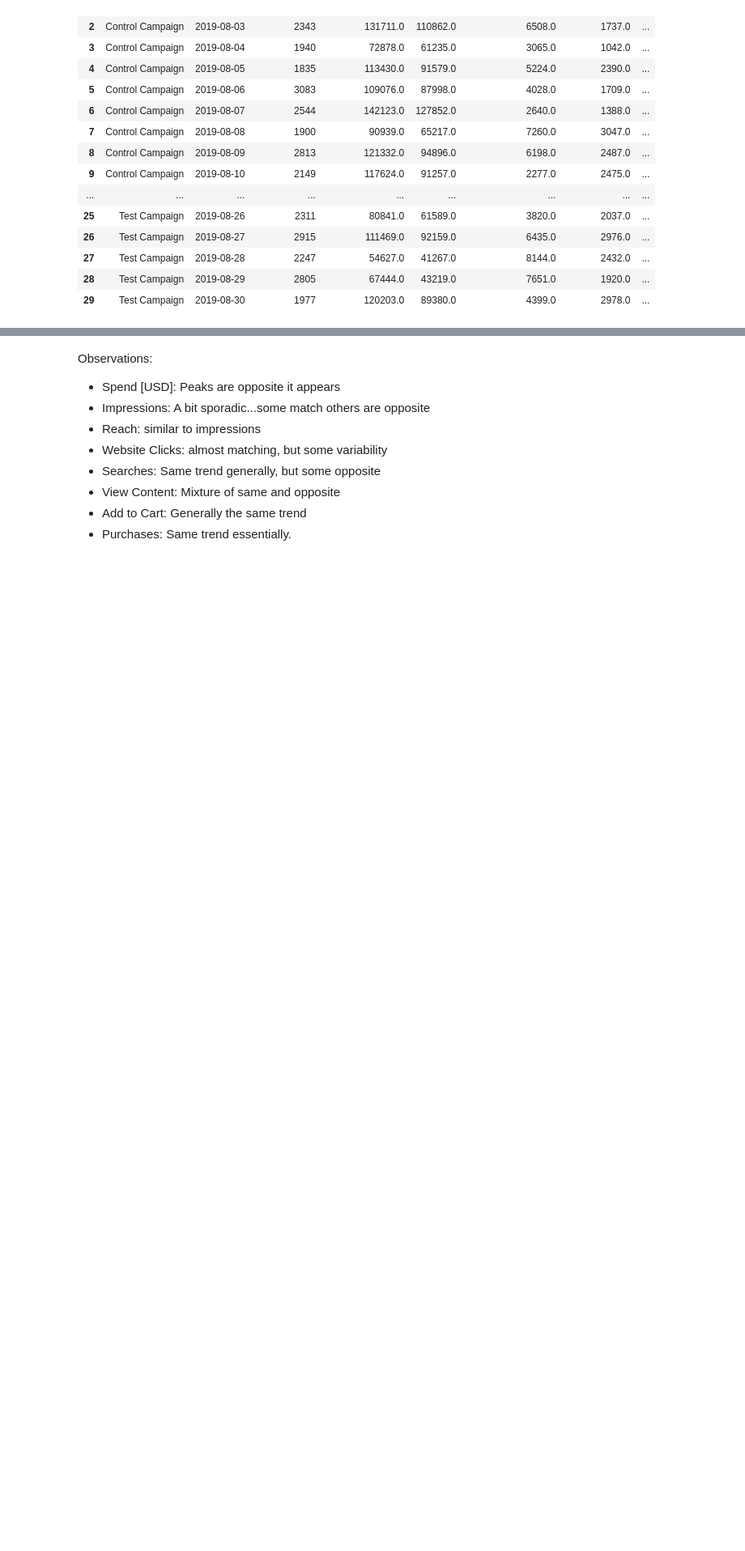
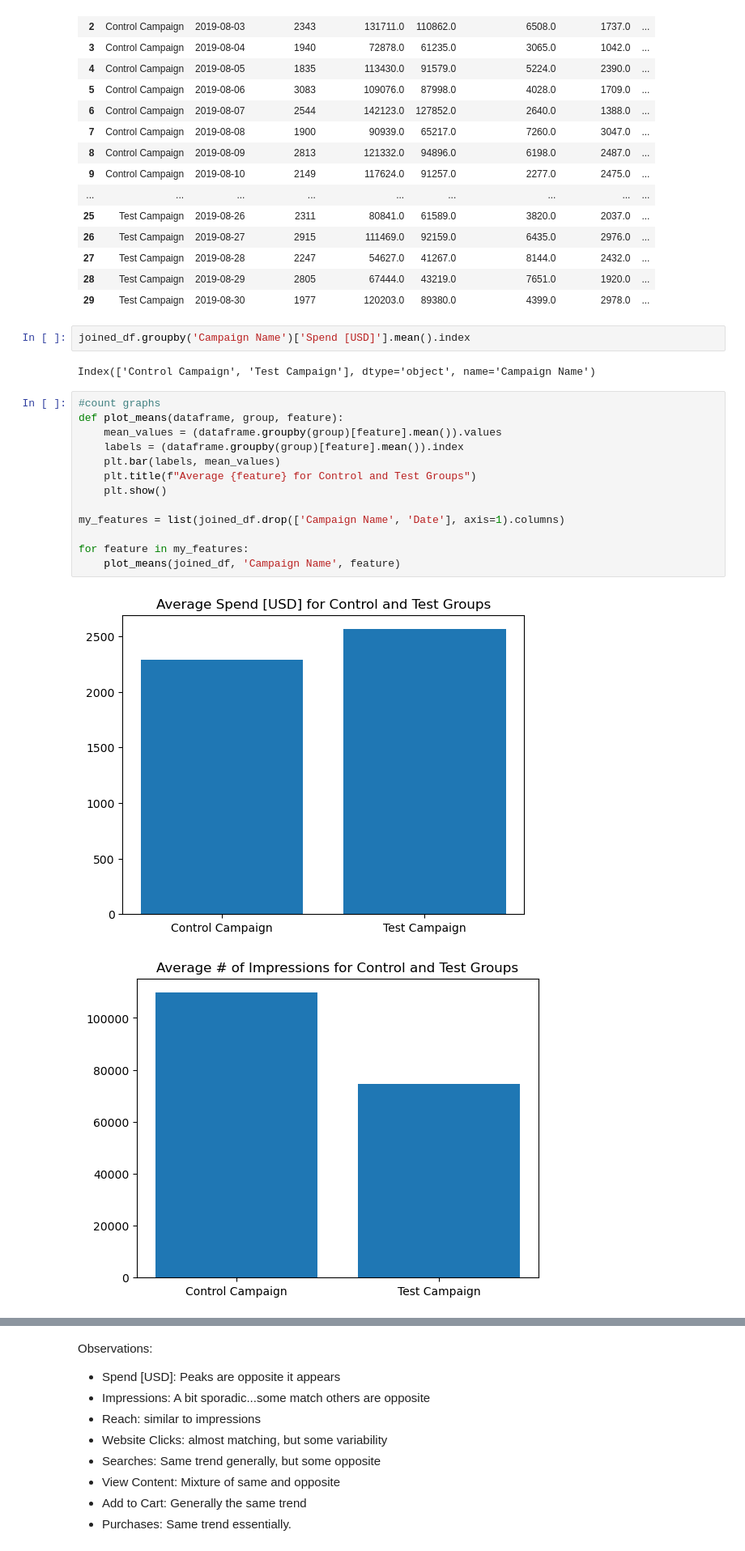
Before and after one commit to SBangarh/A-B_testing, a Jupyter notebook: notebook.ipynb, the cells around one changed output, grey strips where cells are left out. Shown at 81% size. Saved outputs shown, nothing was run; the diff lists cells and outputs as text; blank space fills up the shorter version.

```diff
--- a/notebook.ipynb
+++ b/notebook.ipynb
@@ -281,3 +281,23 @@ joined_df
 | 27 | Test Campaign | 2019-08-28 | 2247 | 54627.0 | 41267.0 | 8144.0 | 2432.0 | ... |
 | 28 | Test Campaign | 2019-08-29 | 2805 | 67444.0 | 43219.0 | 7651.0 | 1920.0 | ... |
 | 29 | Test Campaign | 2019-08-30 | 1977 | 120203.0 | 89380.0 | 4399.0 | 2978.0 | ... |
+# %%
+joined_df.groupby('Campaign Name')['Spend [USD]'].mean().index
+# %% [output]
+Index(['Control Campaign', 'Test Campaign'], dtype='object', name='Campaign Name')
+# %%
+#count graphs
+def plot_means(dataframe, group, feature):
+    mean_values = (dataframe.groupby(group)[feature].mean()).values
+    labels = (dataframe.groupby(group)[feature].mean()).index
+    plt.bar(labels, mean_values)
+    plt.title(f"Average {feature} for Control and Test Groups")
+    plt.show()
+
+my_features = list(joined_df.drop(['Campaign Name', 'Date'], axis=1).columns)
+
+for feature in my_features:
+    plot_means(joined_df, 'Campaign Name', feature)
+# %% [output]
+[figure, added]
+[figure, added]
```
Also changed, not shown: parts of 12 cells of this notebook.
